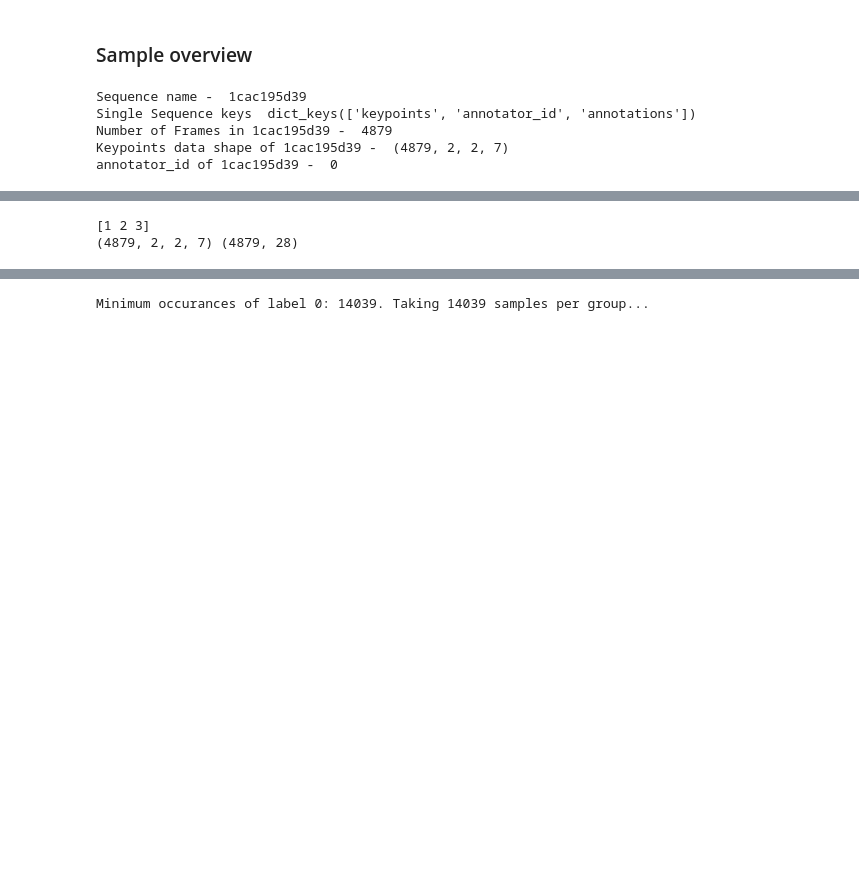
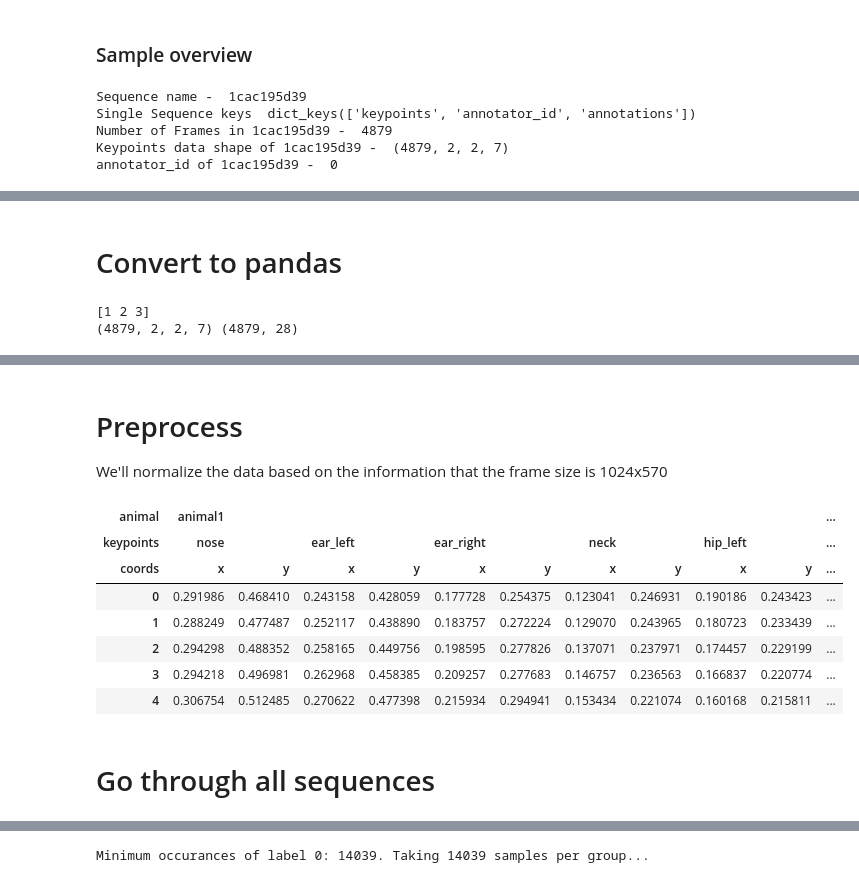
Before and after one commit to JensBlack/MultiAgentBehavior-Challenge, a Jupyter notebook: MABe_Task_1_Classical_Classification_v0_1.ipynb, the cells around one changed output, grey strips where cells are left out. Drawn from its saved outputs; the diff is of its cells as text; code cells hidden in the pictures; blank space fills up the shorter version.

```diff
--- a/MABe_Task_1_Classical_Classification_v0_1.ipynb
+++ b/MABe_Task_1_Classical_Classification_v0_1.ipynb
@@ -128,3 +127,5 @@ annotator_id of 1cac195d39 -  0
+# %% [markdown]
+# Convert to pandas
 # %%
 sequence_names = list(train["sequences"].keys())
 sequence_key = sequence_names[0]
@@ -153,6 +154,31 @@ df_single_keypoints.head()
 | 2 | 301.360918 | 278.360918 | 264.360918 | 256.360918 | 203.360918 | 158.360918 | 140.360918 | 135.643521 | 178.643521 | 130.643521 | ... |
 | 3 | 301.279237 | 283.279237 | 269.279237 | 261.279237 | 214.279237 | 158.279237 | 150.279237 | 134.841073 | 170.841073 | 125.841073 | ... |
 | 4 | 314.116591 | 292.116591 | 277.116591 | 272.116591 | 221.116591 | 168.116591 | 157.116591 | 126.012383 | 164.012383 | 123.012383 | ... |
+# %% [markdown]
+# Preprocess
+
+We'll normalize the data based on the information that the frame size is 1024x570
+# %%
+#modified from baseline model to fit to pandas
+def normalize_data(df):
+  df_norm = df.copy()
+  df_norm.loc[:, df_norm.columns.get_level_values(2)=='x'] = df_norm.loc[:, df_norm.columns.get_level_values(2)=='x']/1024
+  df_norm.loc[:,df_norm.columns.get_level_values(2)=='y'] = df_norm.loc[:, df_norm.columns.get_level_values(2)=='y']/570
+  return df_norm
+# %%
+norm_df = normalize_data(df_single_keypoints)
+norm_df.head()
+# %% [output]
+| animal | animal1 |  |  |  |  |  |  |  |  |  | ... |
+| keypoints | nose |  | ear_left |  | ear_right |  | neck |  | hip_left |  | ... |
+| coords | x | y | x | y | x | y | x | y | x | y | ... |
+| 0 | 0.291986 | 0.468410 | 0.243158 | 0.428059 | 0.177728 | 0.254375 | 0.123041 | 0.246931 | 0.190186 | 0.243423 | ... |
+| 1 | 0.288249 | 0.477487 | 0.252117 | 0.438890 | 0.183757 | 0.272224 | 0.129070 | 0.243965 | 0.180723 | 0.233439 | ... |
+| 2 | 0.294298 | 0.488352 | 0.258165 | 0.449756 | 0.198595 | 0.277826 | 0.137071 | 0.237971 | 0.174457 | 0.229199 | ... |
+| 3 | 0.294218 | 0.496981 | 0.262968 | 0.458385 | 0.209257 | 0.277683 | 0.146757 | 0.236563 | 0.166837 | 0.220774 | ... |
+| 4 | 0.306754 | 0.512485 | 0.270622 | 0.477398 | 0.215934 | 0.294941 | 0.153434 | 0.221074 | 0.160168 | 0.215811 | ... |
+# %% [markdown]
+# Go through all sequences
 # %%
 ## Going through all sequences and creating giant dataframe
 keypoint_names = ['nose', 'ear_left', 'ear_right', 'neck', 'hip_left', 'hip_right', 'tail_base']
```
Also changed, not shown: parts of 2 cells of this notebook.
